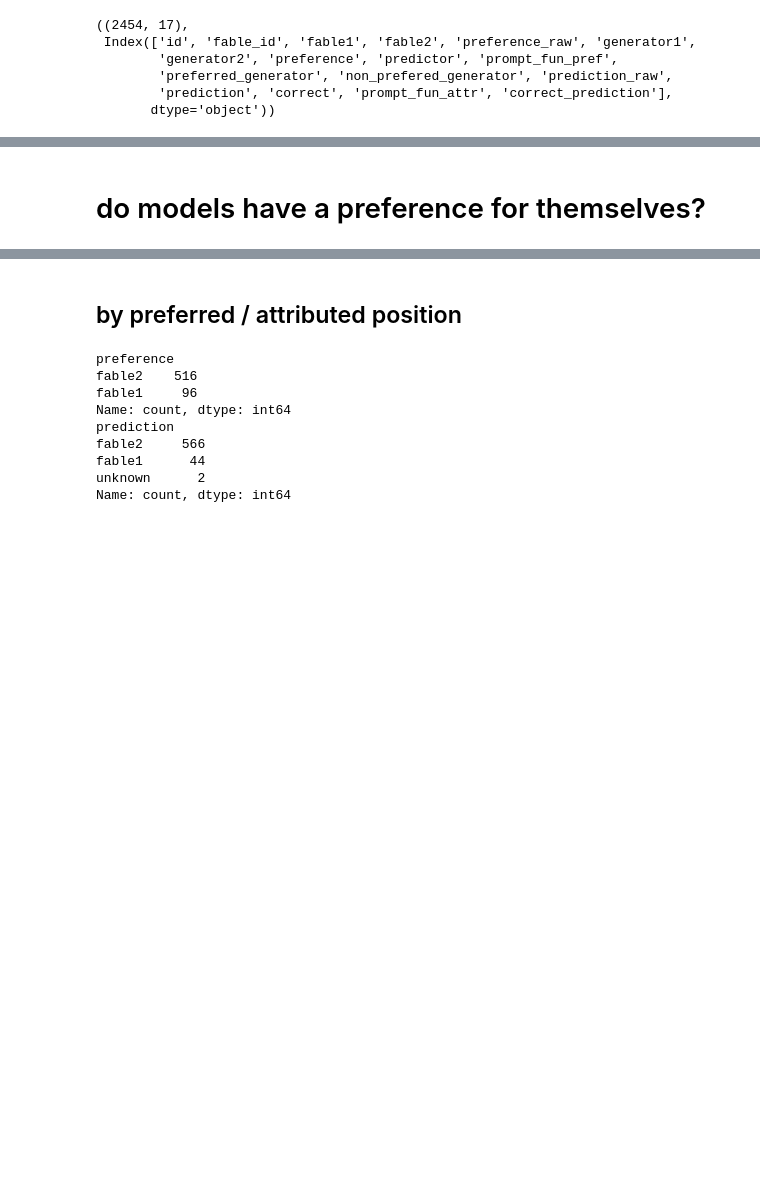
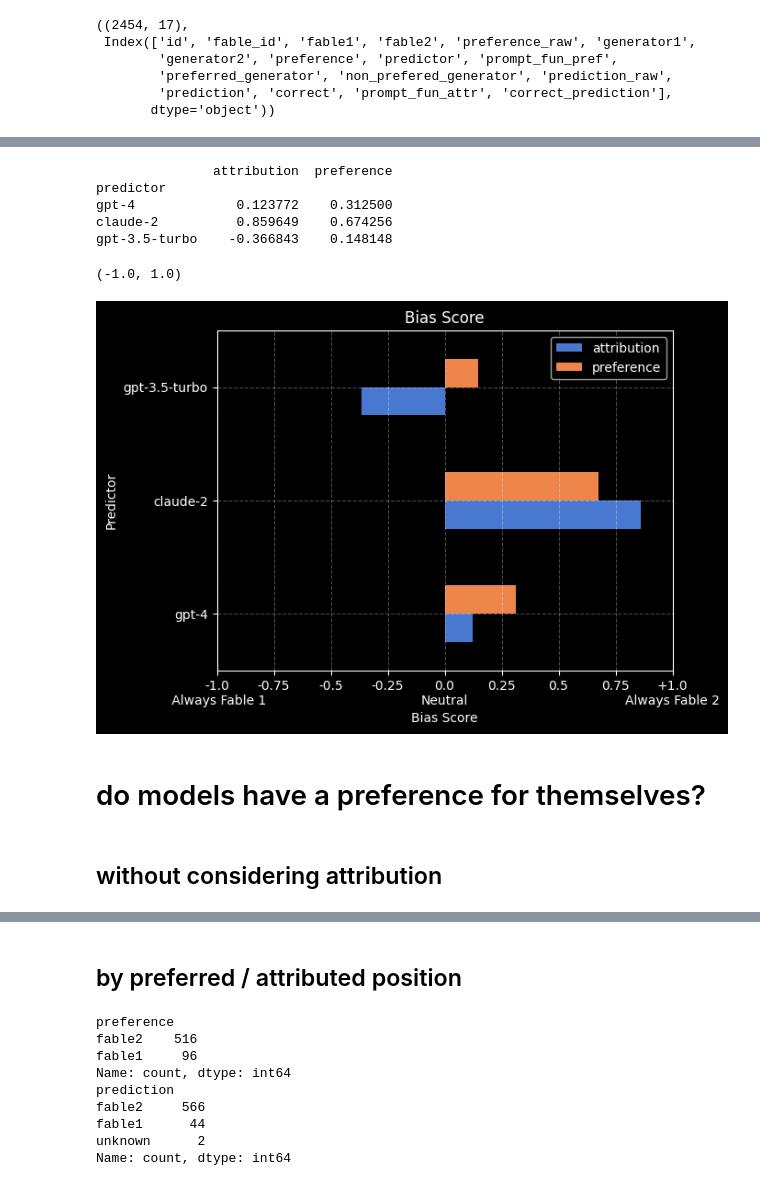
Before and after one commit to qfeuilla/TuringMirror, a Jupyter notebook: analysis/correlate_preference_and_attribution.ipynb, the cells around one changed output, grey strips where cells are left out. Saved outputs shown, nothing was run; the diff lists cells and outputs as text; code cells hidden in the pictures; blank space fills up the shorter version.

```diff
--- a/analysis/correlate_preference_and_attribution.ipynb
+++ b/analysis/correlate_preference_and_attribution.ipynb
@@ -117,5 +187,39 @@ df.head()
+# %%
+# Introduce a bias score
+def bias_score(df, col, labels=("fable1", "fable2")):
+    label1, label2 = labels
+    counts = df.groupby(["predictor"])[col].value_counts().unstack(fill_value=0)
+    return (counts[label2] - counts[label1]) / (counts[label2] + counts[label1])
+
+
+bias_df = pd.DataFrame(
+    {
+        "attribution": bias_score(df, "prediction"),
+        "preference": bias_score(df, "preference"),
+    }
+)
+bias_df = bias_df.reindex(["gpt-3.5-turbo", "claude-2", "gpt-4"][::-1])
+print(bias_df)
+bias_df.plot.barh(title="Bias Score")
+plt.xlabel("Bias Score")
+plt.xticks(
+    [-1, -0.75, -0.5, -0.25, 0, 0.25, 0.5, 0.75, 1],
+    ["-1.0\n Always Fable 1",  -0.75, -0.5, -0.25, "0.0\nNeutral", 0.25, 0.5, 0.75, "+1.0\nAlways Fable 2"])
+plt.ylabel("Predictor")
+plt.grid(color="white", alpha=0.3, linestyle="--", axis="both")
+plt.xlim(-1, 1)
+# %% [output]
+               attribution  preference
+predictor
+gpt-4             0.123772    0.312500
+claude-2          0.859649    0.674256
+gpt-3.5-turbo    -0.366843    0.148148
+(-1.0, 1.0)
+[figure, added]
 # %% [markdown]
 # do models have a preference for themselves?
+# %% [markdown]
+## without considering attribution
 # %%
 # plot counts of prefered_generator per predictor model normalized by total count
 predictor_to_preference = {}
```
Also changed, not shown: parts of 17 cells of this notebook.
